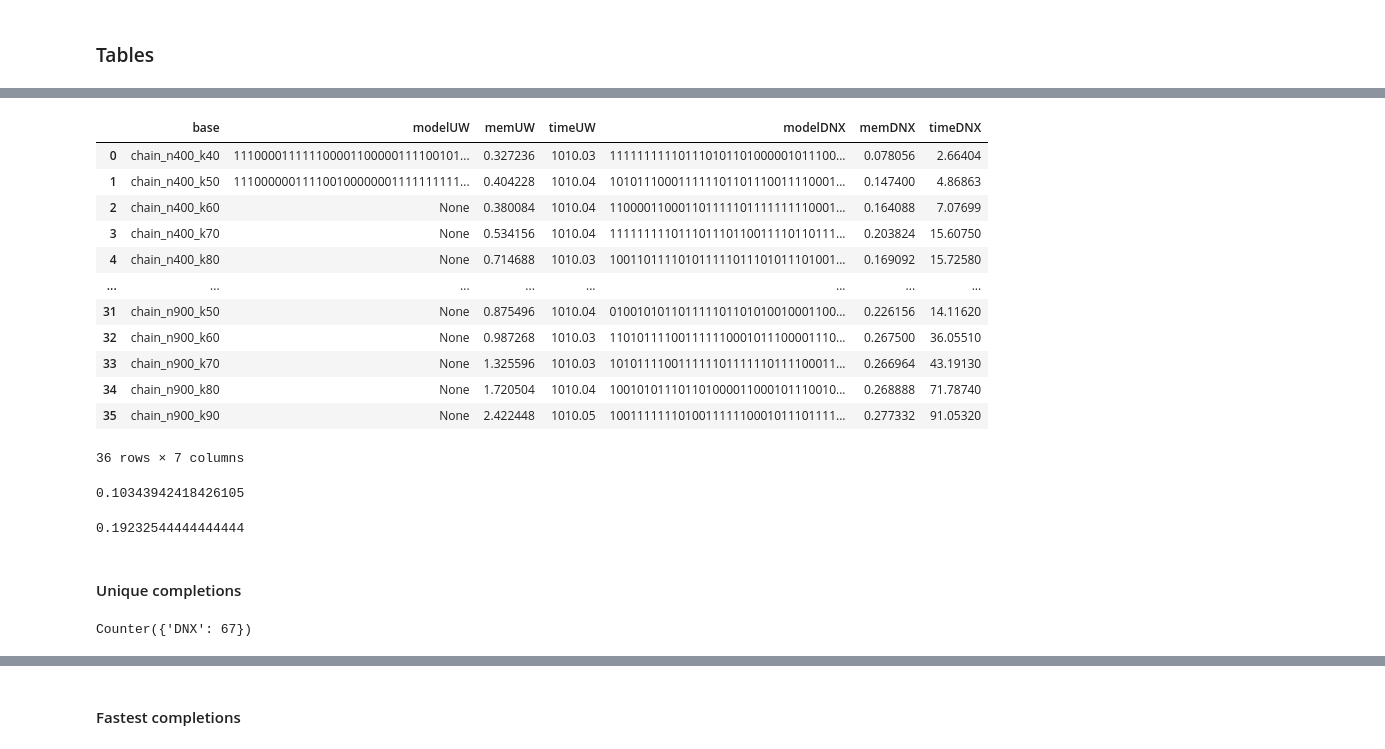
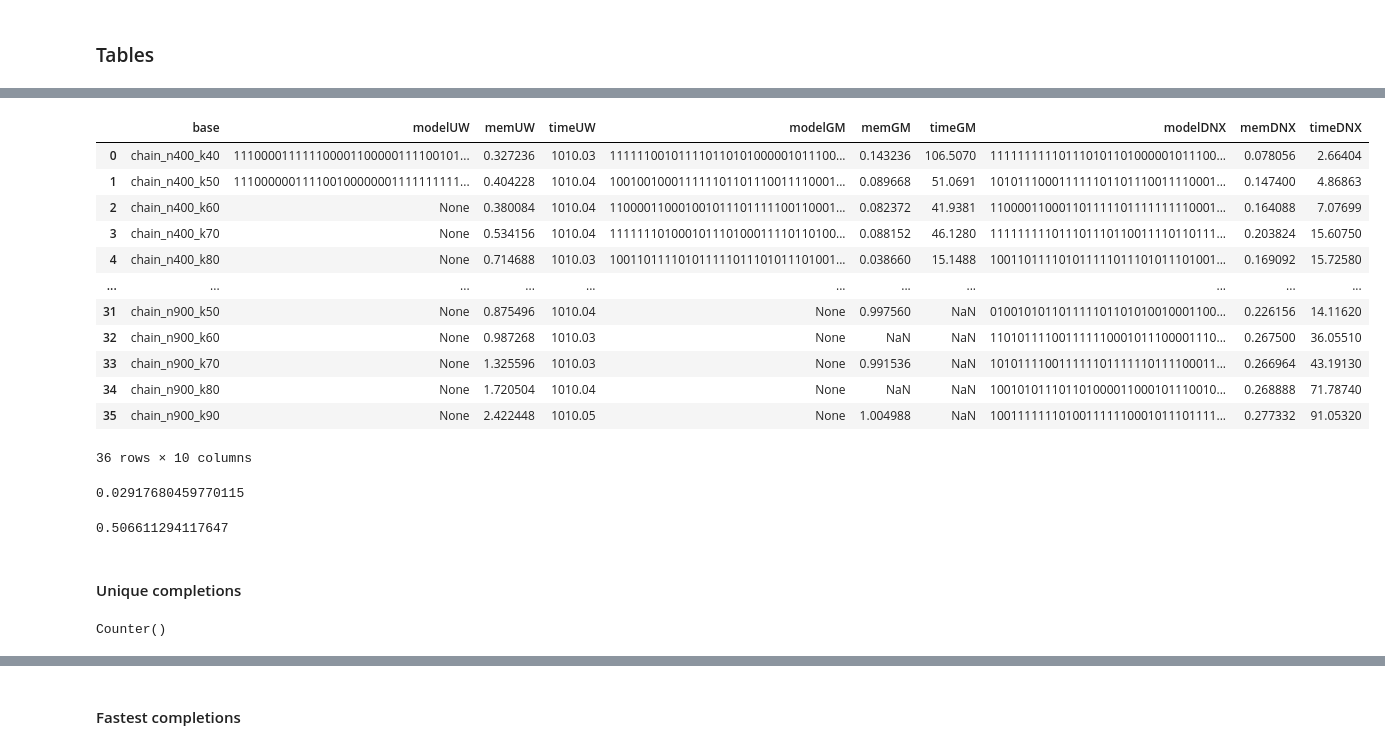
Before and after one commit to vuphan314/DPO, a Jupyter notebook: eval/dpo.ipynb, the cells around one changed output, grey strips where cells are left out. Saved outputs shown, nothing was run; the diff lists cells and outputs as text; code cells hidden in the pictures.

```diff
--- a/eval/dpo.ipynb
+++ b/eval/dpo.ipynb
@@ -172,3 +222,16 @@ SLURM_MEM = 28
+# %%
+CHAIN1_GM_INST = GaussExp(
+    suffix=GM,
+    benchmarksPath='benchmarks/xwcnf/chain/hard',
+    dataPath='data/chain/hard/gauss',
+    memCap=RUNNER_MEM,
+    slurmMemCap=SLURM_MEM,
+    timeCap=RUNNER_TIME,
+    slurmTimeCap=SLURM_TIME,
+).getInst()
+# CHAIN1_GM_INST.runExp()
+# CHAIN1_GM_INST._gather()
+CHAIN1_GM_INST.checkData()
 # %% [markdown]
 ### MaxHS
 # %%
@@ -286,7 +349,7 @@ CHAIN0_UW_INST.checkData()
 # %%
 CHAIN1_UW_INST = UwrExp(
     suffix=UW,
-    benchmarksPath='benchmarks/iweight/wcnf/chain/hard',
+    benchmarksPath='benchmarks/wcnf/chain/hard',
     dataPath='data/chain/hard/uwr',
     memCap=RUNNER_MEM,
     slurmMemCap=SLURM_MEM,
@@ -365,7 +428,7 @@ CHAIN0_DNX_INST.checkData()
 CHAIN1_DNX_INST = DpmcExp(
     sif=0,
     suffix=DNX,
-    benchmarksPath='benchmarks/iweight/xcnf/chain/hard',
+    benchmarksPath='benchmarks/xcnf/chain/hard',
     dataPath='data/chain/hard/dpmc/noprune/xor',
     memCap=RUNNER_MEM,
     slurmMemCap=SLURM_MEM,
@@ -518,25 +626,26 @@ CHAIN0_PERF_TABLE
 # %%
 q = 'select base, model, mem, time from data '
 
 CHAIN1_PERF_TABLE = CHAIN1_UW_INST.getTable(q)
 # CHAIN1_PERF_TABLE = CHAIN1_PERF_TABLE.merge(CHAIN1_HS_INST.getTable(q)) # empty
+CHAIN1_PERF_TABLE = CHAIN1_PERF_TABLE.merge(CHAIN1_GM_INST.getTable(q))
 CHAIN1_PERF_TABLE = CHAIN1_PERF_TABLE.merge(CHAIN1_DNX_INST.getTable(q))
 
 CHAIN1_PERF_TABLE
 # %% [output]
-|  | base | modelUW | memUW | timeUW | modelDNX | memDNX | timeDNX |
-| 0 | chain_n400_k40 | 111000011111100001100000111100101... | 0.327236 | 1010.03 | 111111111101110101101000001011100... | 0.078056 | 2.66404 |
-| 1 | chain_n400_k50 | 111000000111100100000001111111111... | 0.404228 | 1010.04 | 101011100011111101101110011110001... | 0.147400 | 4.86863 |
-| 2 | chain_n400_k60 | None | 0.380084 | 1010.04 | 110000110001101111101111111110001... | 0.164088 | 7.07699 |
-| 3 | chain_n400_k70 | None | 0.534156 | 1010.04 | 111111111011101110110011110110111... | 0.203824 | 15.60750 |
-| 4 | chain_n400_k80 | None | 0.714688 | 1010.03 | 100110111101011111011101011101001... | 0.169092 | 15.72580 |
-| ... | ... | ... | ... | ... | ... | ... | ... |
-| 31 | chain_n900_k50 | None | 0.875496 | 1010.04 | 010010101101111101101010010001100... | 0.226156 | 14.11620 |
-| 32 | chain_n900_k60 | None | 0.987268 | 1010.03 | 110101111001111110001011100001110... | 0.267500 | 36.05510 |
-| 33 | chain_n900_k70 | None | 1.325596 | 1010.03 | 101011110011111101111110111100011... | 0.266964 | 43.19130 |
-| 34 | chain_n900_k80 | None | 1.720504 | 1010.04 | 100101011101101000011000101110010... | 0.268888 | 71.78740 |
-| 35 | chain_n900_k90 | None | 2.422448 | 1010.05 | 100111111101001111110001011101111... | 0.277332 | 91.05320 |
+|  | base | modelUW | memUW | timeUW | modelGM | memGM | timeGM | modelDNX | memDNX | timeDNX |
+| 0 | chain_n400_k40 | 111000011111100001100000111100101... | 0.327236 | 1010.03 | 111111001011110110101000001011100... | 0.143236 | 106.5070 | 111111111101110101101000001011100... | 0.078056 | 2.66404 |
+| 1 | chain_n400_k50 | 111000000111100100000001111111111... | 0.404228 | 1010.04 | 100100100011111101101110011110001... | 0.089668 | 51.0691 | 101011100011111101101110011110001... | 0.147400 | 4.86863 |
+| 2 | chain_n400_k60 | None | 0.380084 | 1010.04 | 110000110001001011101111100110001... | 0.082372 | 41.9381 | 110000110001101111101111111110001... | 0.164088 | 7.07699 |
+| 3 | chain_n400_k70 | None | 0.534156 | 1010.04 | 111111101000101110100011110110100... | 0.088152 | 46.1280 | 111111111011101110110011110110111... | 0.203824 | 15.60750 |
+| 4 | chain_n400_k80 | None | 0.714688 | 1010.03 | 100110111101011111011101011101001... | 0.038660 | 15.1488 | 100110111101011111011101011101001... | 0.169092 | 15.72580 |
+| ... | ... | ... | ... | ... | ... | ... | ... | ... | ... | ... |
+| 31 | chain_n900_k50 | None | 0.875496 | 1010.04 | None | 0.997560 | NaN | 010010101101111101101010010001100... | 0.226156 | 14.11620 |
+| 32 | chain_n900_k60 | None | 0.987268 | 1010.03 | None | NaN | NaN | 110101111001111110001011100001110... | 0.267500 | 36.05510 |
+| 33 | chain_n900_k70 | None | 1.325596 | 1010.03 | None | 0.991536 | NaN | 101011110011111101111110111100011... | 0.266964 | 43.19130 |
+| 34 | chain_n900_k80 | None | 1.720504 | 1010.04 | None | NaN | NaN | 100101011101101000011000101110010... | 0.268888 | 71.78740 |
+| 35 | chain_n900_k90 | None | 2.422448 | 1010.05 | None | 1.004988 | NaN | 100111111101001111110001011101111... | 0.277332 | 91.05320 |
-36 rows × 7 columns
+36 rows × 10 columns
 # %%
 def getTime(row, suffix): # returns nan or finite num
     t = row[f'time{suffix}']
@@ -573,20 +682,22 @@ def getVbsMems(table, suffixes, maxMem=MEM, maxTime=TIME): # returns list of nan
     return mems
 
 np.mean(getVbsMems(CHAIN0_PERF_TABLE, [
-    'HS',
-#     'UW',
-#     'DNX'
+#     HS,
+#     UW,
+    GM,
+#     DNX
 ]))
 # %% [output]
-0.10343942418426105
+0.02917680459770115
 # %%
 np.mean(getVbsMems(CHAIN1_PERF_TABLE, [
-#     'HS',
-#     'UW',
-    'DNX'
+#     HS,
+#     UW,
+    GM,
+#     DNX
 ]))
 # %% [output]
-0.19232544444444444
+0.506611294117647
 # %% [markdown]
 #### Unique completions
 # %%
@@ -608,10 +719,11 @@ def getUniqueCompletions(table, suffixes, maxMem=MEM, maxTime=TIME): # returns s
 getUniqueCompletions(CHAIN0_PERF_TABLE, [
     HS,
     UW,
+    GM,
     DNX,
 ])
 # %% [output]
-Counter({'DNX': 67})
+Counter()
 # %%
 getUniqueCompletions(CHAIN1_PERF_TABLE, [
 #     HS,
```
Also changed, not shown: parts of 20 cells of this notebook, 5 other files.
